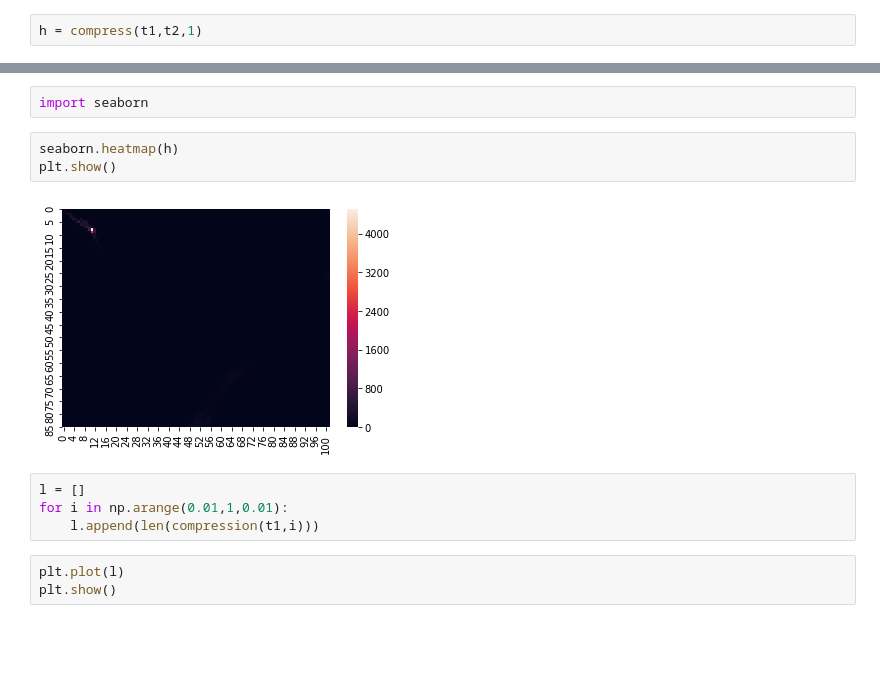
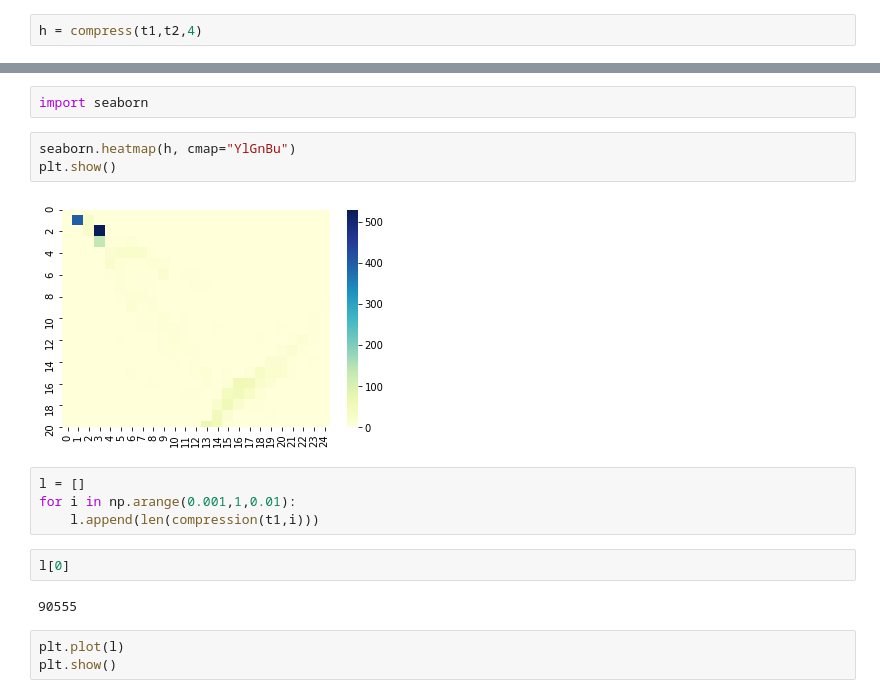
Before and after one commit to CamiVasz/Similarity, a Jupyter notebook: PR.ipynb, the cells around one changed output, grey strips where cells are left out. Drawn from its saved outputs; the diff is of its cells as text; blank space fills up the shorter version.

```diff
--- a/PR.ipynb
+++ b/PR.ipynb
@@ -381,4 +391,4 @@ def compress(X,Y,epsilon):
             a[i,j] = np.sum(b)
     return a
 # %%
-h = compress(t1,t2,1)
+h = compress(t1,t2,4)
@@ -395,14 +395,18 @@ array([[0.30434677, 0.23600473],
 # %%
 import seaborn
 # %%
-seaborn.heatmap(h)
+seaborn.heatmap(h, cmap="YlGnBu")
 plt.show()
 # %% [output]
-[figure, old version]
+[figure, new version]
 # %%
 l = []
-for i in np.arange(0.01,1,0.01):
+for i in np.arange(0.001,1,0.01):
     l.append(len(compression(t1,i)))
+# %%
+l[0]
+# %% [output]
+90555
 # %%
 plt.plot(l)
 plt.show()
```
Also changed, not shown: parts of 21 cells of this notebook.
